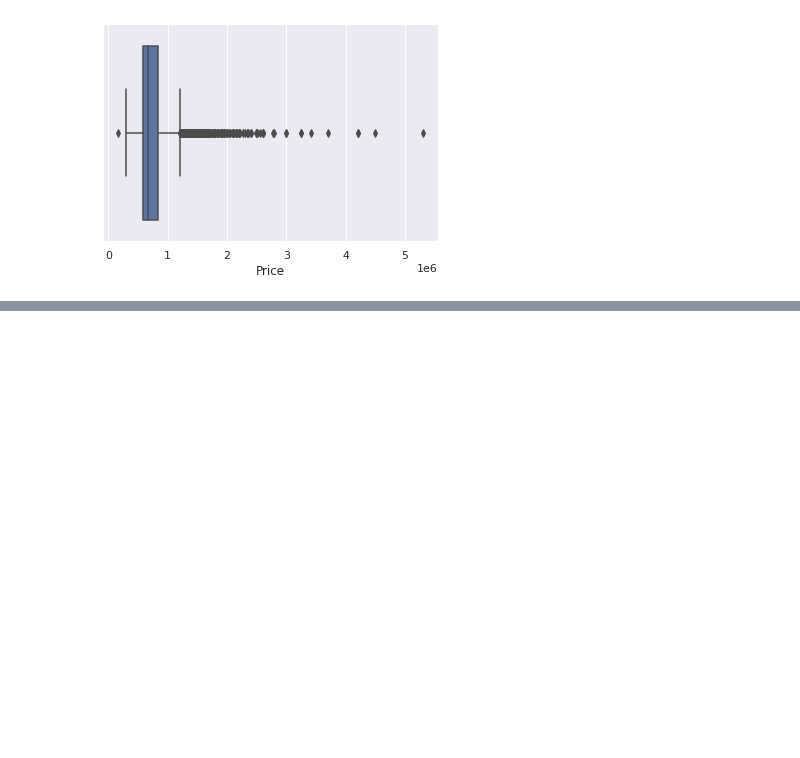
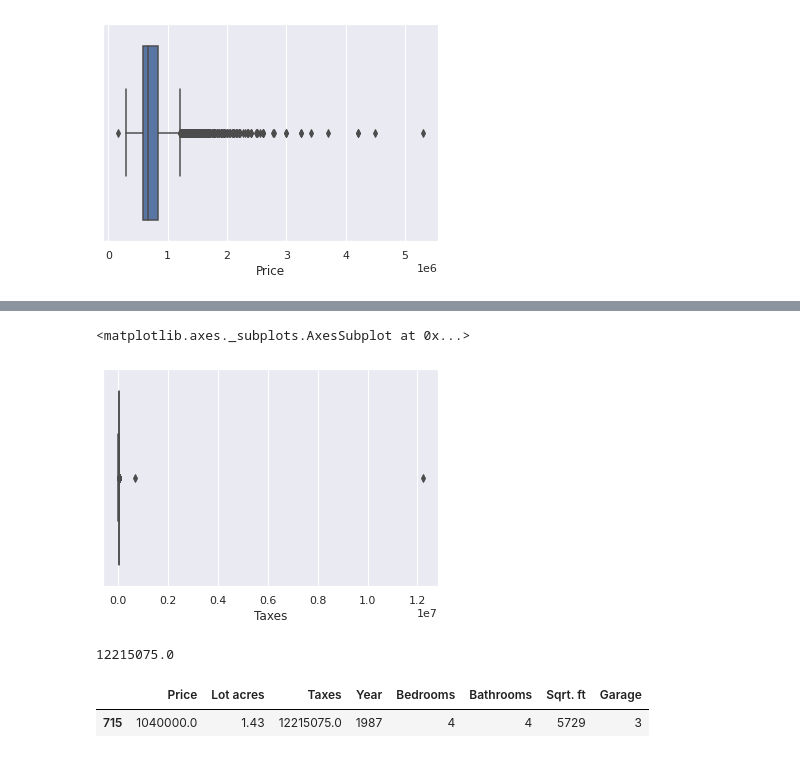
Before and after one commit to Jiji-96/Data-Cleaning-and-EDA, a Jupyter notebook: google_drive_data.ipynb, the cells around one changed output, grey strips where cells are left out. Drawn from its saved outputs; the diff is of its cells as text; code cells hidden in the pictures; blank space fills up the shorter version.

```diff
--- a/google_drive_data.ipynb
+++ b/google_drive_data.ipynb
@@ -178,0 +184,14 @@ sns.boxplot(x=df2['Price'])
+# %%
+sns.boxplot(x=df2['Taxes'])
+# %% [output]
+<matplotlib.axes._subplots.AxesSubplot at 0x...>
+[figure, added]
+# %%
+df2['Taxes'].max()
+# %% [output]
+12215075.0
+# %%
+df2.loc[df2['Taxes'] == 12215075.0  ]
+# %% [output]
+|  | Price | Lot acres | Taxes | Year | Bedrooms | Bathrooms | Sqrt. ft | Garage |
+| 715 | 1040000.0 | 1.43 | 12215075.0 | 1987 | 4 | 4 | 5729 | 3 |
```
Also changed, not shown: parts of 2 cells of this notebook.
